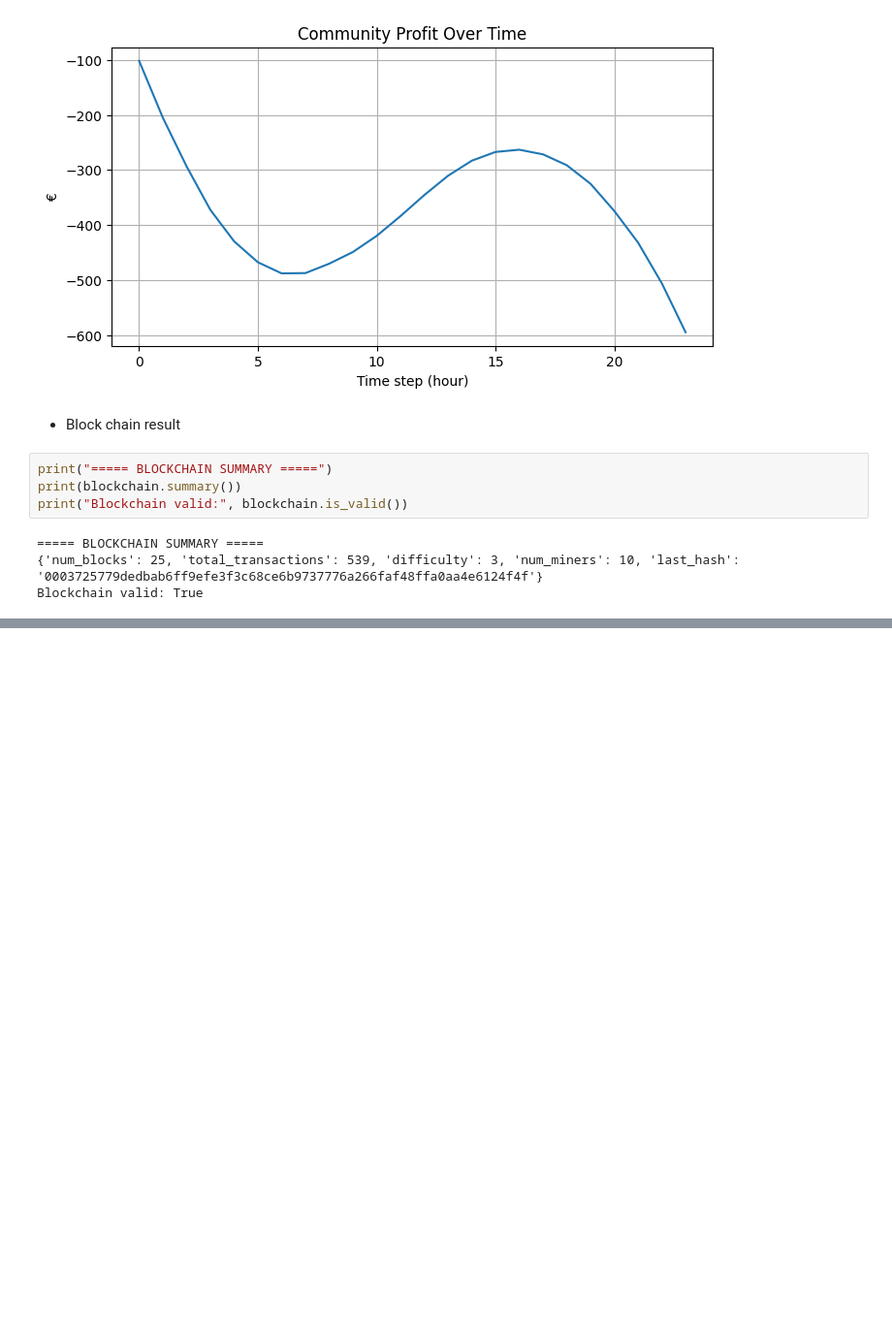
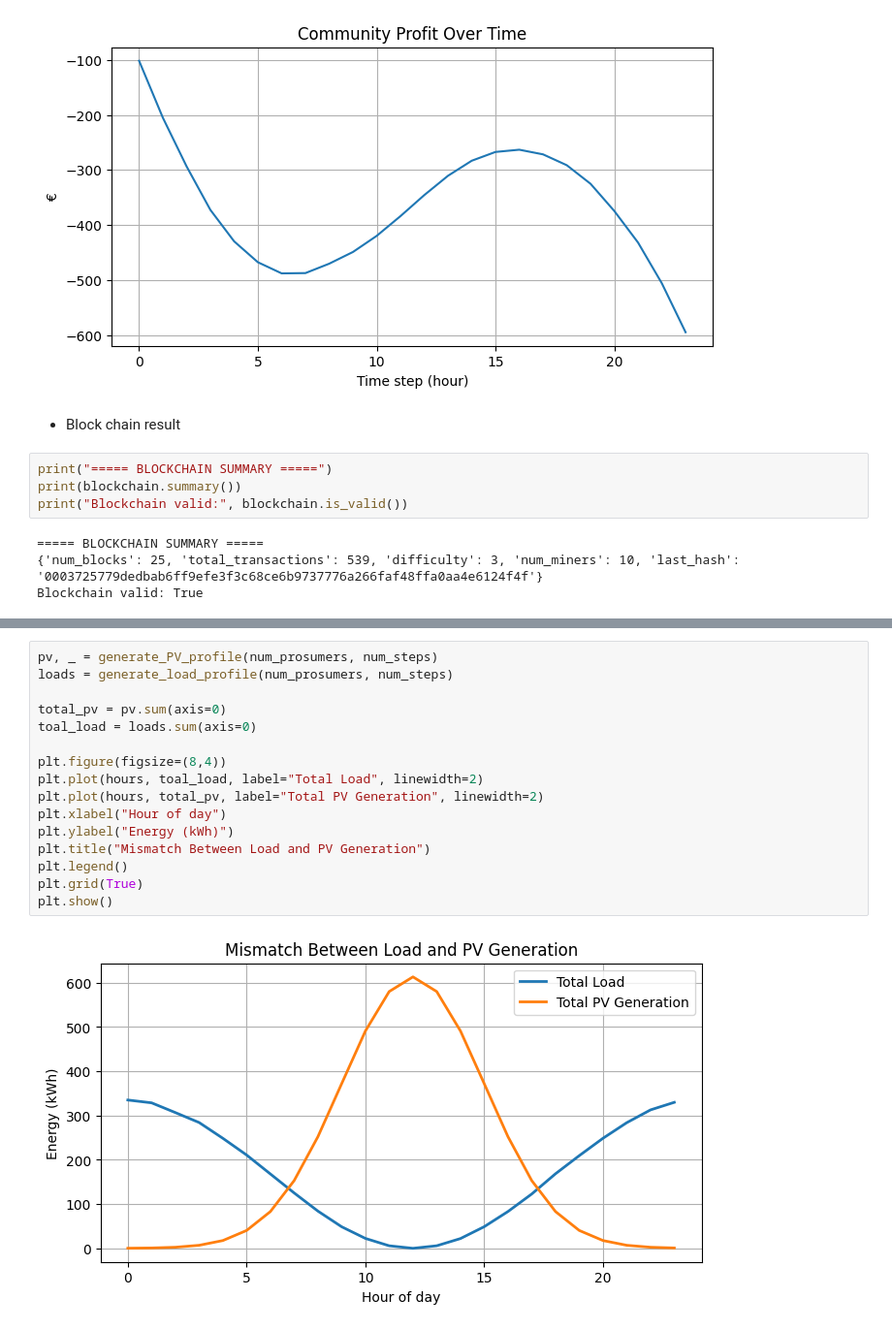
Before and after one commit to thatsnegar/Prosumer_Consumer, a Jupyter notebook: Simulation.ipynb, the cells around one changed output, grey strips where cells are left out. Shown: that part at 97% size. Drawn from its saved outputs; the diff is of its cells as text; blank space fills up the shorter version.

```diff
--- a/Simulation.ipynb
+++ b/Simulation.ipynb
@@ -288,0 +342,18 @@ Blockchain valid: True
+# %%
+pv, _ = generate_PV_profile(num_prosumers, num_steps)
+loads = generate_load_profile(num_prosumers, num_steps)
+
+total_pv = pv.sum(axis=0)
+toal_load = loads.sum(axis=0)
+
+plt.figure(figsize=(8,4))
+plt.plot(hours, toal_load, label="Total Load", linewidth=2)
+plt.plot(hours, total_pv, label="Total PV Generation", linewidth=2)
+plt.xlabel("Hour of day")
+plt.ylabel("Energy (kWh)")
+plt.title("Mismatch Between Load and PV Generation")
+plt.legend()
+plt.grid(True)
+plt.show()
+# %% [output]
+[figure, added]
```
Also changed, not shown: parts of 5 cells of this notebook, 4 other files.
